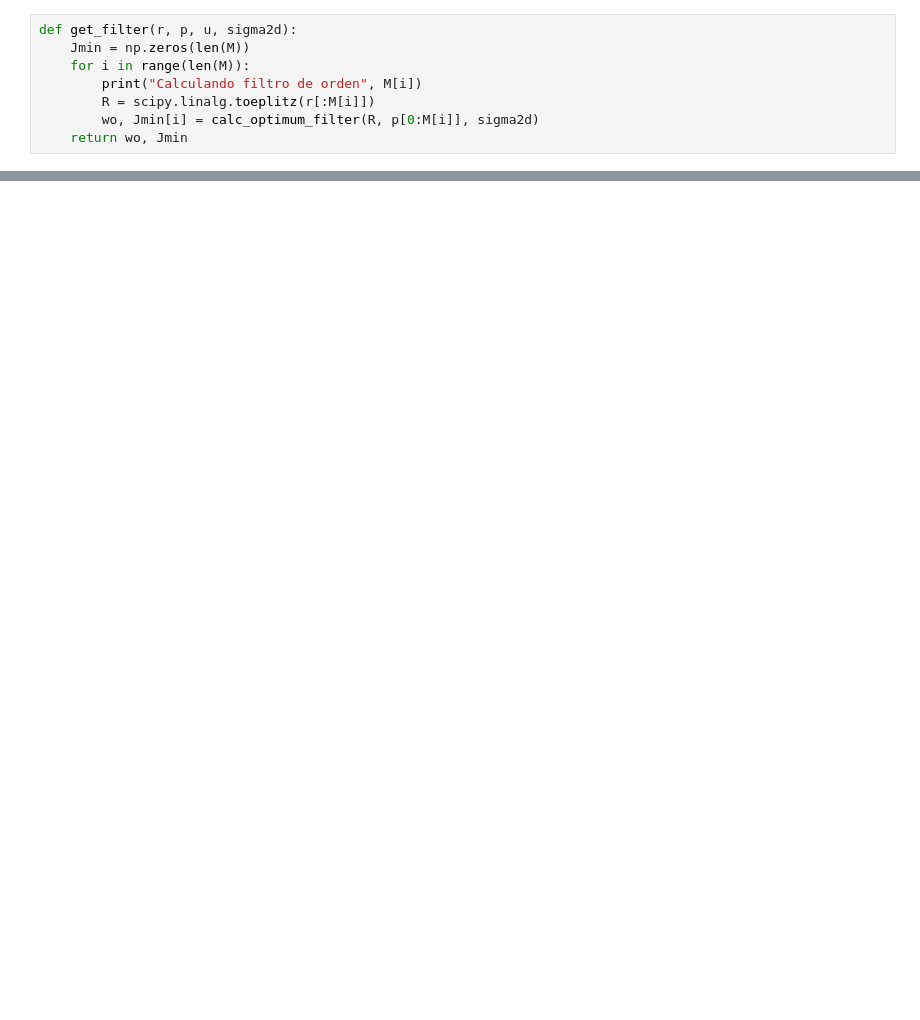
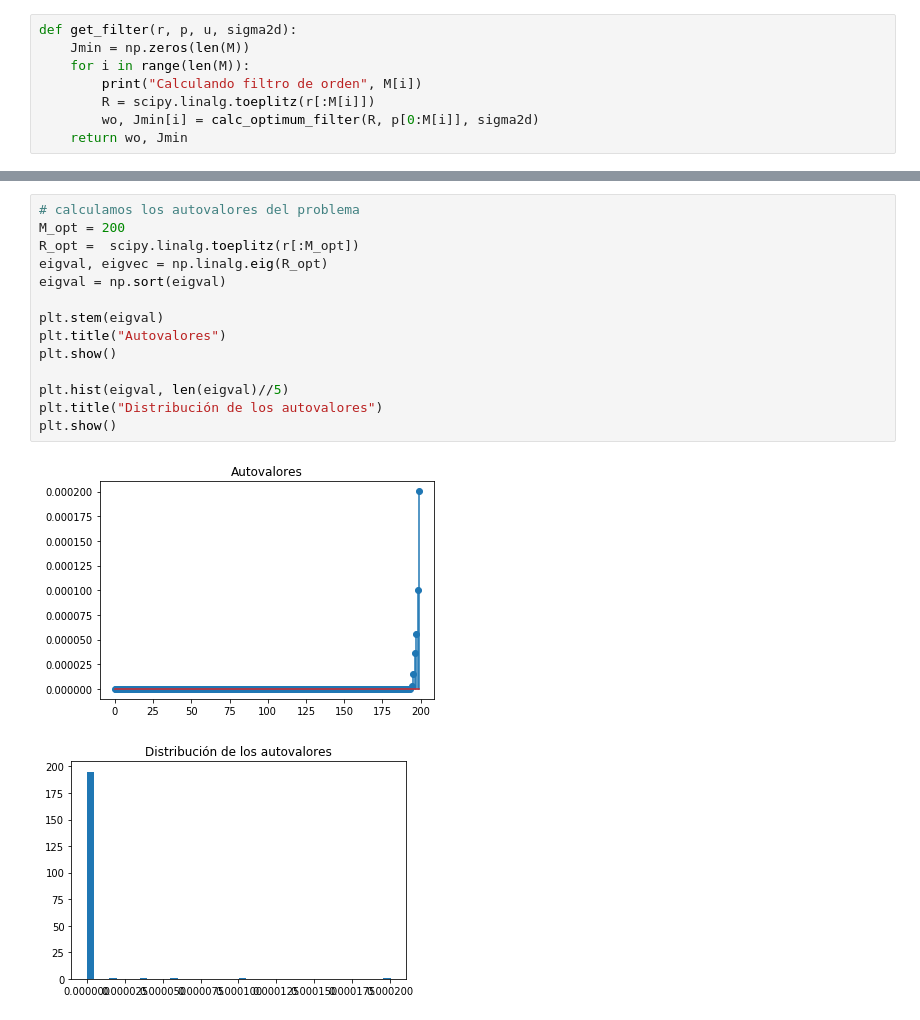
Before and after one commit to LuFernandez/PASA, a Jupyter notebook: TP2/informe.ipynb, the cells around one changed output, grey strips where cells are left out. Drawn from its saved outputs; the diff is of its cells as text; blank space fills up the shorter version.

```diff
--- a/TP2/informe.ipynb
+++ b/TP2/informe.ipynb
@@ -191,0 +337,17 @@ El valor de e es:  0.160688086828508
+# %%
+# calculamos los autovalores del problema
+M_opt = 200
+R_opt =  scipy.linalg.toeplitz(r[:M_opt])
+eigval, eigvec = np.linalg.eig(R_opt)
+eigval = np.sort(eigval)
+
+plt.stem(eigval)
+plt.title("Autovalores")
+plt.show()
+
+plt.hist(eigval, len(eigval)//5)
+plt.title("Distribución de los autovalores")
+plt.show()
+# %% [output]
+[figure, added]
+[figure, added]
```
Also changed, not shown: parts of 9 cells of this notebook.
